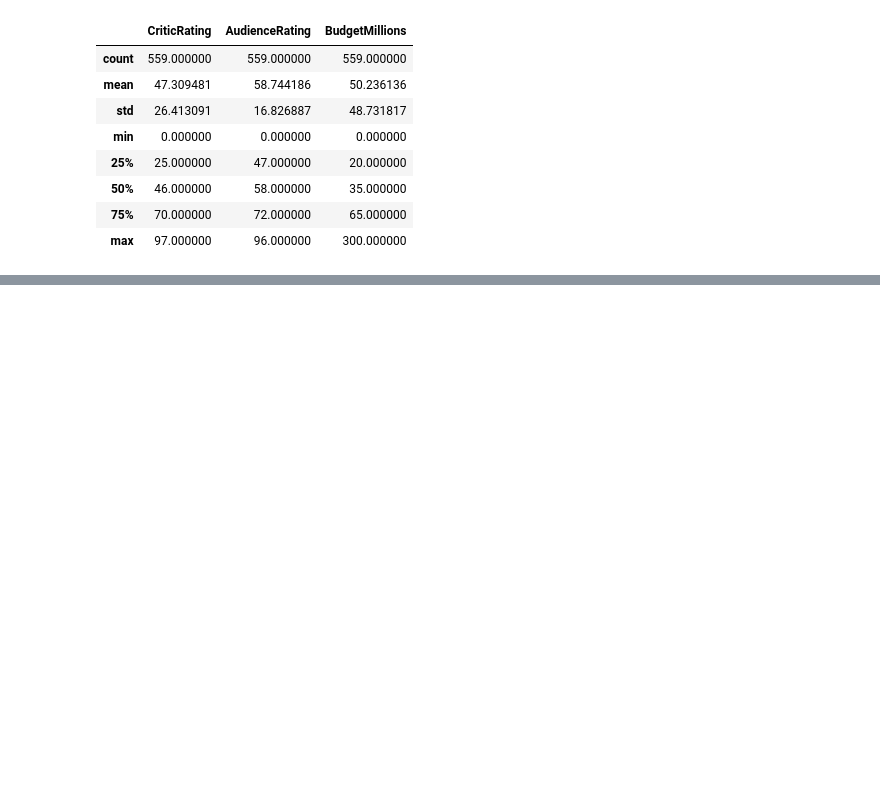
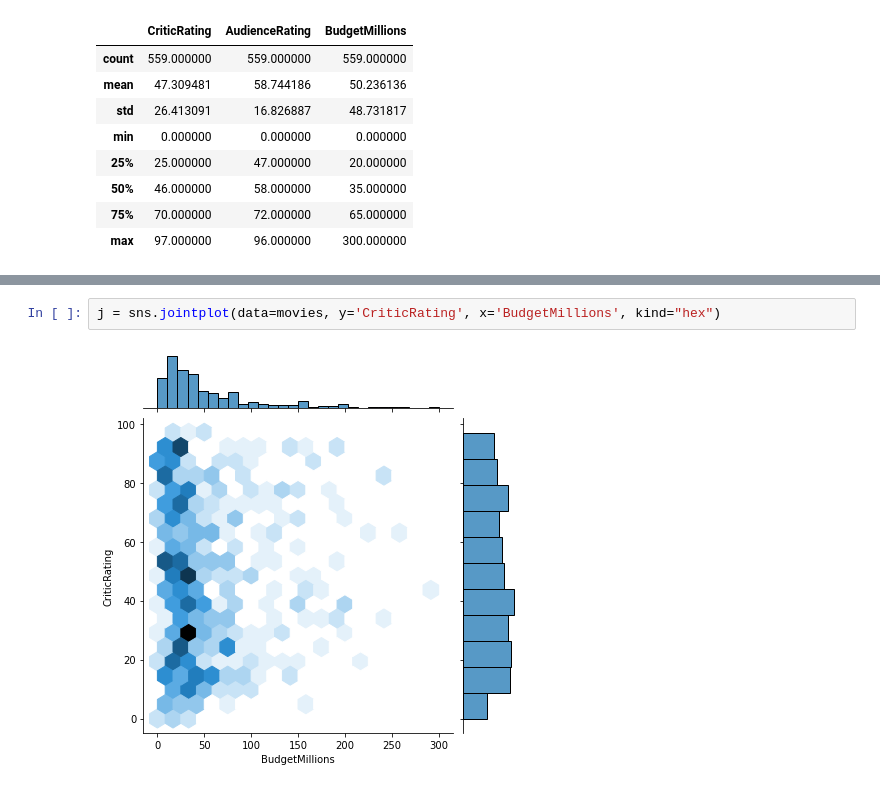
Before and after one commit to victorshimizu/Udemy_Python-For-Data-Science, a Jupyter notebook: Python A-Z™ - Python For Data Science With Real Exercises!/06 - Advanced Visualization/Movie Rating Analytics Review.ipynb, the cells around one changed output, grey strips where cells are left out. Saved outputs shown, nothing was run; the diff lists cells and outputs as text; blank space fills up the shorter version.

```diff
--- a/Python A-Z™ - Python For Data Science With Real Exercises!/06 - Advanced Visualization/Movie Rating Analytics Review.ipynb
+++ b/Python A-Z™ - Python For Data Science With Real Exercises!/06 - Advanced Visualization/Movie Rating Analytics Review.ipynb
@@ -78,0 +94,4 @@ movies.describe()
+# %%
+j = sns.jointplot(data=movies, y='CriticRating', x='BudgetMillions', kind="hex")
+# %% [output]
+[figure, added]
```
Also changed, not shown: parts of 7 cells of this notebook.
